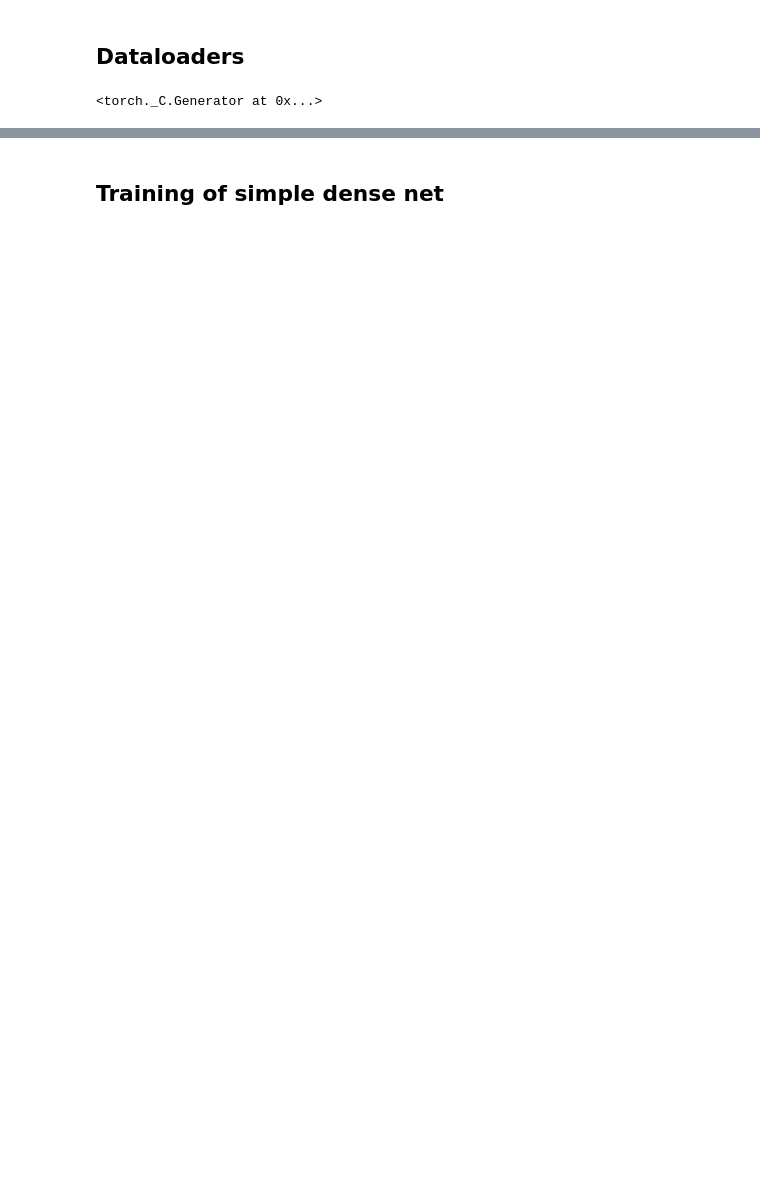
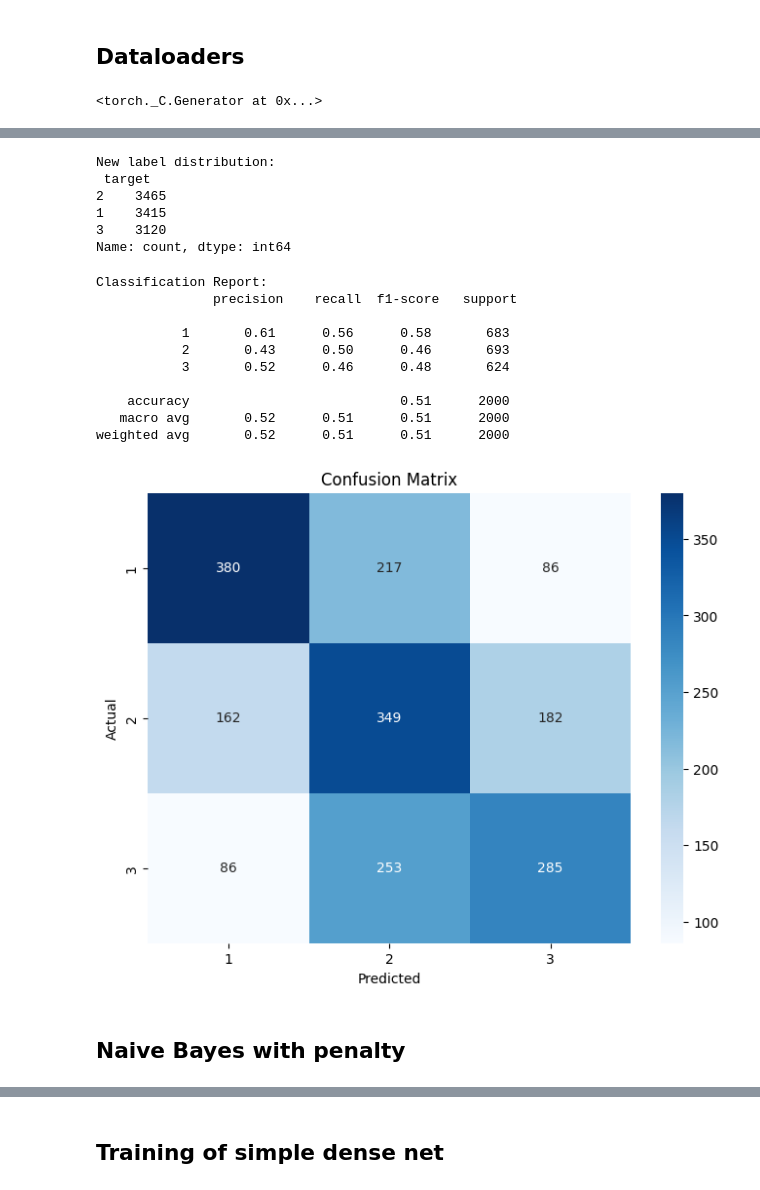
Before and after one commit to LeweLotki/sudoku_classifier, a Jupyter notebook: notebooks/training.ipynb, the cells around one changed output, grey strips where cells are left out. Saved outputs shown, nothing was run; the diff lists cells and outputs as text; code cells hidden in the pictures; blank space fills up the shorter version.

Commit message:
testing diffrent training methods

```diff
--- a/notebooks/training.ipynb
+++ b/notebooks/training.ipynb
@@ -46,0 +59,52 @@ shuffle = True
+# %%
+data_path = '../data/data_raw.csv'
+df = pd.read_csv(data_path)
+
+df['target'] = df['target'].replace({1: 1, 2: 1, 3: 2, 4: 3, 5: 3})
+
+print("New label distribution:\n", df['target'].value_counts())
+# %% [output]
+New label distribution:
+ target
+2    3465
+1    3415
+3    3120
+Name: count, dtype: int64
+# %%
+X = df['features']
+y = df['target']
+
+vectorizer = TfidfVectorizer(max_features=15000, ngram_range=(1, 2))
+X_tfidf = vectorizer.fit_transform(X).toarray()
+# %%
+X_train, X_test, y_train, y_test = train_test_split(X_tfidf, y, test_size=0.2, random_state=42, stratify=y)
+# %%
+nb_classifier = MultinomialNB(alpha=1)
+nb_classifier.fit(X_train, y_train)
+
+y_pred = nb_classifier.predict(X_test)
+# %%
+print("Classification Report:\n", classification_report(y_test, y_pred))
+
+conf_matrix = confusion_matrix(y_test, y_pred)
+
+plt.figure(figsize=(8, 6))
+sns.heatmap(conf_matrix, annot=True, fmt='d', cmap='Blues', xticklabels=np.unique(y), yticklabels=np.unique(y))
+plt.title("Confusion Matrix")
+plt.xlabel("Predicted")
+plt.ylabel("Actual")
+plt.show()
+# %% [output]
+Classification Report:
+               precision    recall  f1-score   support
+
+           1       0.61      0.56      0.58       683
+           2       0.43      0.50      0.46       693
+           3       0.52      0.46      0.48       624
+
+    accuracy                           0.51      2000
+   macro avg       0.52      0.51      0.51      2000
+weighted avg       0.52      0.51      0.51      2000
+[figure, added]
+# %% [markdown]
+## Naive Bayes with penalty
```
Also changed, not shown: parts of 59 cells of this notebook, 5 other files.
